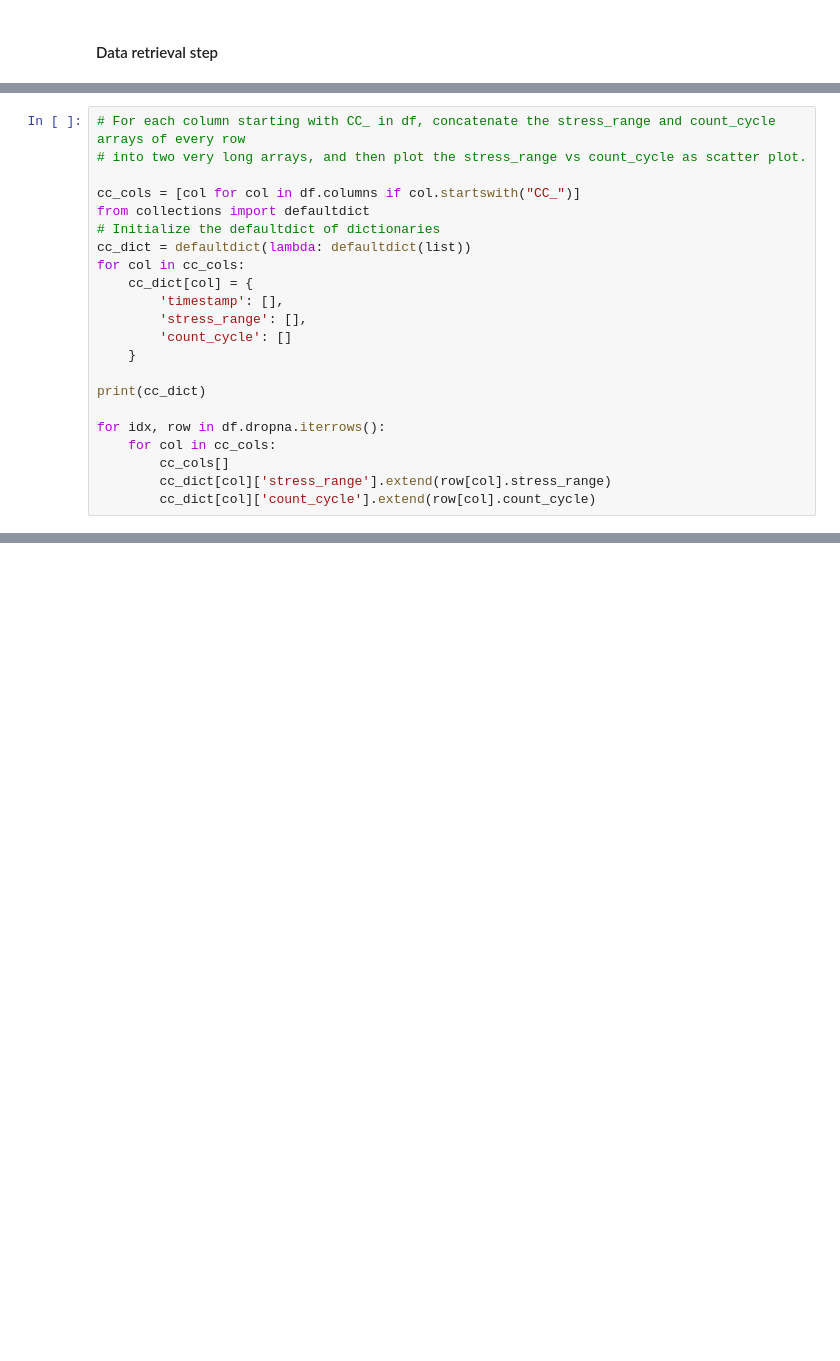
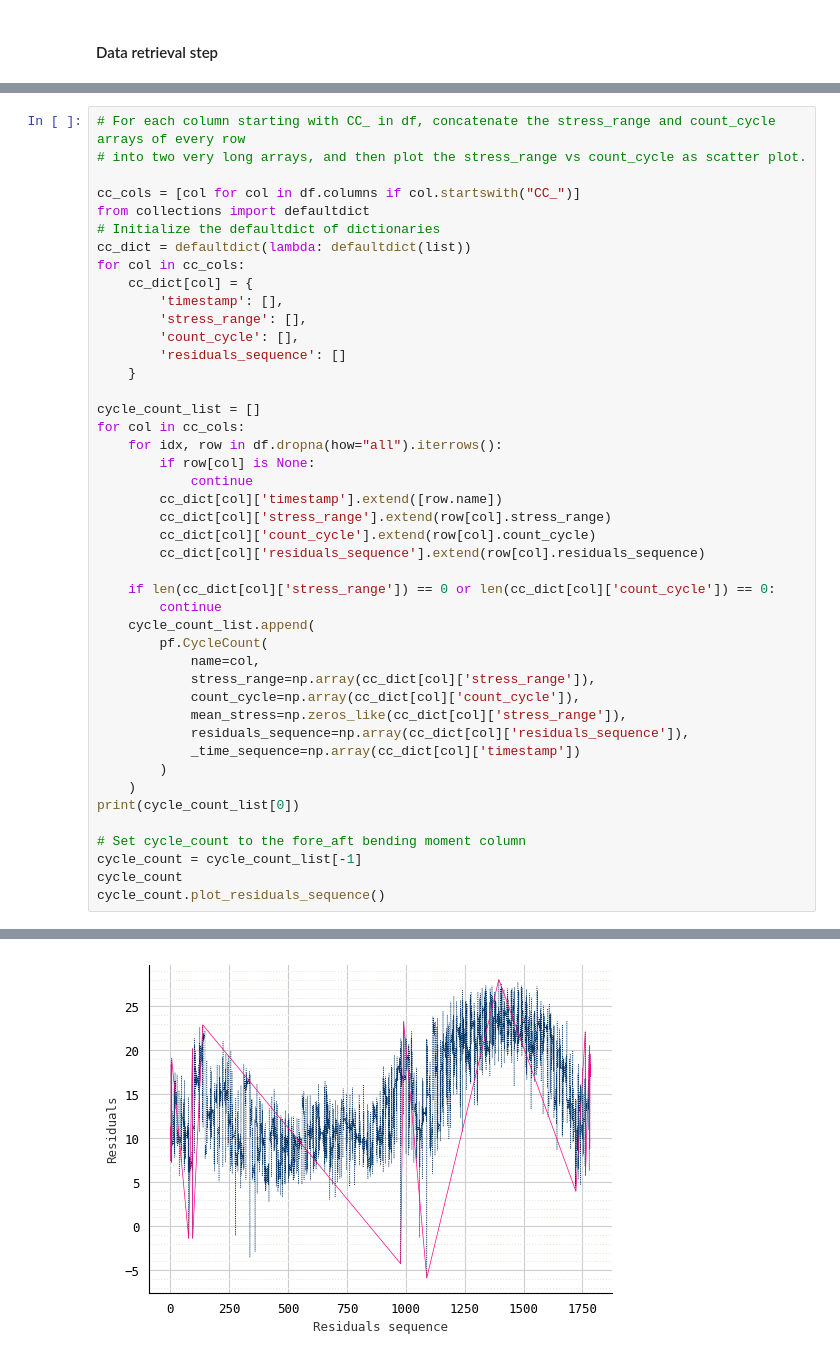
Before and after one commit to OWI-Lab/api-24sea-binder-tutorial, a Jupyter notebook: notebooks/2. Fatigue extra.ipynb, the cells around one changed output, grey strips where cells are left out. Drawn from its saved outputs; the diff is of its cells as text; blank space fills up the shorter version.

```diff
--- a/notebooks/2. Fatigue extra.ipynb
+++ b/notebooks/2. Fatigue extra.ipynb
@@ -123,13 +132,36 @@ for col in cc_cols:
     cc_dict[col] = {
         'timestamp': [],
         'stress_range': [],
-        'count_cycle': []
+        'count_cycle': [],
+        'residuals_sequence': []
     }
 
-print(cc_dict)
-
-for idx, row in df.dropna.iterrows():
-    for col in cc_cols:
-        cc_cols[]
+cycle_count_list = []
+for col in cc_cols:
+    for idx, row in df.dropna(how="all").iterrows():
+        if row[col] is None:
+            continue
+        cc_dict[col]['timestamp'].extend([row.name])
         cc_dict[col]['stress_range'].extend(row[col].stress_range)
         cc_dict[col]['count_cycle'].extend(row[col].count_cycle)
+        cc_dict[col]['residuals_sequence'].extend(row[col].residuals_sequence)
+
+    if len(cc_dict[col]['stress_range']) == 0 or len(cc_dict[col]['count_cycle']) == 0:
+        continue
+    cycle_count_list.append(
+        pf.CycleCount(
+            name=col,
+            stress_range=np.array(cc_dict[col]['stress_range']),
+            count_cycle=np.array(cc_dict[col]['count_cycle']),
+            mean_stress=np.zeros_like(cc_dict[col]['stress_range']),
+            residuals_sequence=np.array(cc_dict[col]['residuals_sequence']),
+            _time_sequence=np.array(cc_dict[col]['timestamp'])
+        )
+    )
+print(cycle_count_list[0])
+
+# Set cycle_count to the fore_aft bending moment column
+cycle_count = cycle_count_list[-1]
+cycle_count
+cycle_count.plot_residuals_sequence()
+# %% [output]
@@ -135,0 +181 @@ for idx, row in df.dropna.iterrows():
+[figure, added]
```
Also changed, not shown: parts of 30 cells of this notebook, 2 other files.
